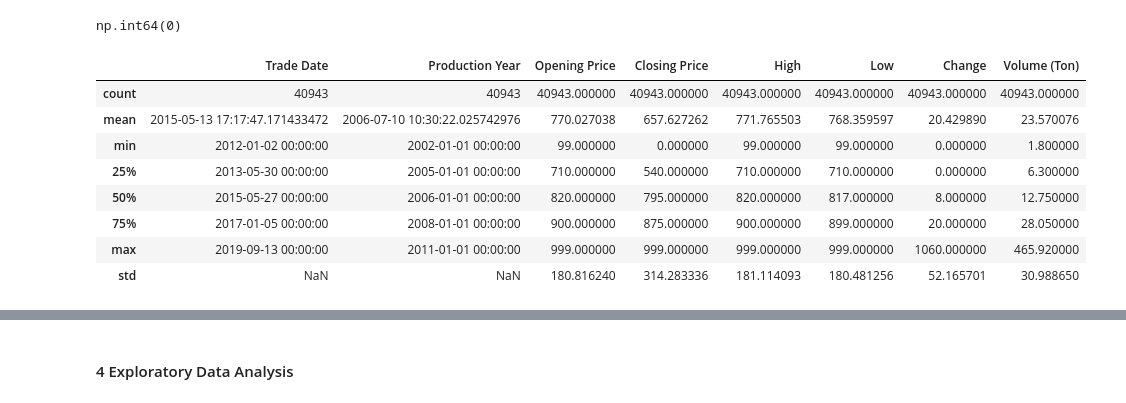
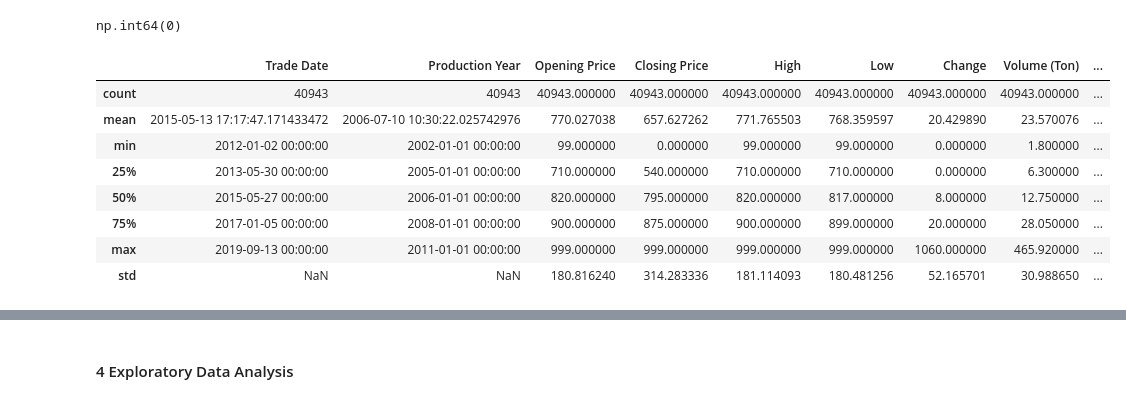
Before and after one commit to natnaelaster/data-analysis-projects, a Jupyter notebook: ETH_Coffee python + tablue/ethio-coffe-exchange.ipynb, the cells around one changed output, grey strips where cells are left out. Saved outputs shown, nothing was run; the diff lists cells and outputs as text; code cells hidden in the pictures.

Commit message:
drop percent change
dropping percentage change column
after creating another column with correct data type

```diff
--- a/ETH_Coffee python + tablue/ethio-coffe-exchange.ipynb
+++ b/ETH_Coffee python + tablue/ethio-coffe-exchange.ipynb
@@ -84,5 +99,5 @@ memory usage: 7.7+ MB
 # %% [markdown]
 #### 3 Data Cleaning Process
 # %%
-ecx = df.copy()
+et_coffee_x = df.copy()
 # %%
@@ -110,13 +125,19 @@ memory usage: 7.7+ MB
 # Converting data types
 
 # Converting 'Trade Date' and 'Production Year' to datetime
-ecx['Trade Date'] = pd.to_datetime(ecx['Trade Date'], format='%Y-%m-%d')
-ecx['Production Year'] = pd.to_datetime(ecx['Production Year'], format='%Y')
+et_coffee_x['Trade Date'] = pd.to_datetime(et_coffee_x['Trade Date'], format='%Y-%m-%d')
+et_coffee_x['Production Year'] = pd.to_datetime(et_coffee_x['Production Year'], format='%Y')
 
 # Converting numeric columns to float and removing percentage sign from 'Percentage Change'
-ecx['Opening Price'] = pd.to_numeric(ecx['Opening Price'], errors='coerce')
-ecx['Closing Price'] = pd.to_numeric(ecx['Closing Price'], errors='coerce')
-ecx['High'] = pd.to_numeric(ecx['High'], errors='coerce')
-ecx['Low'] = pd.to_numeric(ecx['Low'], errors='coerce')
+et_coffee_x['Opening Price'] = pd.to_numeric(et_coffee_x['Opening Price'], errors='coerce')
+et_coffee_x['Closing Price'] = pd.to_numeric(et_coffee_x['Closing Price'], errors='coerce')
+et_coffee_x['High'] = pd.to_numeric(et_coffee_x['High'], errors='coerce')
+et_coffee_x['Low'] = pd.to_numeric(et_coffee_x['Low'], errors='coerce')
+
+# Creating a new column for percentage change and change the data type of 'Persetntage Change' from object to float
+et_coffee_x['percent_change'] = et_coffee_x['Persetntage Change'].str.replace('%', '').astype(float) / 100
+
+# Dropping the original 'Persetntage Change' column
+et_coffee_x.drop(columns=['Persetntage Change'], inplace=True)
 # %%
 # Checking for null values
@@ -159,5 +180,5 @@ Volume (Ton)              0
 dtype: int64
 # %%
 # Dropping null values in specific columns
-ecx.dropna(subset=['Opening Price', 'Closing Price', 'High', 'Low'], inplace=True)
+et_coffee_x.dropna(subset=['Opening Price', 'Closing Price', 'High', 'Low'], inplace=True)
 # %%
@@ -180,15 +201,15 @@ ecx.duplicated().sum()
 # %% [output]
 np.int64(0)
 # %%
-ecx.describe()
+et_coffee_x.describe()
 # %% [output]
-|  | Trade Date | Production Year | Opening Price | Closing Price | High | Low | Change | Volume (Ton) |
-| count | 40943 | 40943 | 40943.000000 | 40943.000000 | 40943.000000 | 40943.000000 | 40943.000000 | 40943.000000 |
-| mean | 2015-05-13 17:17:47.171433472 | 2006-07-10 10:30:22.025742976 | 770.027038 | 657.627262 | 771.765503 | 768.359597 | 20.429890 | 23.570076 |
-| min | 2012-01-02 00:00:00 | 2002-01-01 00:00:00 | 99.000000 | 0.000000 | 99.000000 | 99.000000 | 0.000000 | 1.800000 |
-| 25% | 2013-05-30 00:00:00 | 2005-01-01 00:00:00 | 710.000000 | 540.000000 | 710.000000 | 710.000000 | 0.000000 | 6.300000 |
-| 50% | 2015-05-27 00:00:00 | 2006-01-01 00:00:00 | 820.000000 | 795.000000 | 820.000000 | 817.000000 | 8.000000 | 12.750000 |
-| 75% | 2017-01-05 00:00:00 | 2008-01-01 00:00:00 | 900.000000 | 875.000000 | 900.000000 | 899.000000 | 20.000000 | 28.050000 |
-| max | 2019-09-13 00:00:00 | 2011-01-01 00:00:00 | 999.000000 | 999.000000 | 999.000000 | 999.000000 | 1060.000000 | 465.920000 |
-| std | NaN | NaN | 180.816240 | 314.283336 | 181.114093 | 180.481256 | 52.165701 | 30.988650 |
+|  | Trade Date | Production Year | Opening Price | Closing Price | High | Low | Change | Volume (Ton) | ... |
+| count | 40943 | 40943 | 40943.000000 | 40943.000000 | 40943.000000 | 40943.000000 | 40943.000000 | 40943.000000 | ... |
+| mean | 2015-05-13 17:17:47.171433472 | 2006-07-10 10:30:22.025742976 | 770.027038 | 657.627262 | 771.765503 | 768.359597 | 20.429890 | 23.570076 | ... |
+| min | 2012-01-02 00:00:00 | 2002-01-01 00:00:00 | 99.000000 | 0.000000 | 99.000000 | 99.000000 | 0.000000 | 1.800000 | ... |
+| 25% | 2013-05-30 00:00:00 | 2005-01-01 00:00:00 | 710.000000 | 540.000000 | 710.000000 | 710.000000 | 0.000000 | 6.300000 | ... |
+| 50% | 2015-05-27 00:00:00 | 2006-01-01 00:00:00 | 820.000000 | 795.000000 | 820.000000 | 817.000000 | 8.000000 | 12.750000 | ... |
+| 75% | 2017-01-05 00:00:00 | 2008-01-01 00:00:00 | 900.000000 | 875.000000 | 900.000000 | 899.000000 | 20.000000 | 28.050000 | ... |
+| max | 2019-09-13 00:00:00 | 2011-01-01 00:00:00 | 999.000000 | 999.000000 | 999.000000 | 999.000000 | 1060.000000 | 465.920000 | ... |
+| std | NaN | NaN | 180.816240 | 314.283336 | 181.114093 | 180.481256 | 52.165701 | 30.988650 | ... |
 # %%
```
Also changed, not shown: parts of 16 cells of this notebook.
